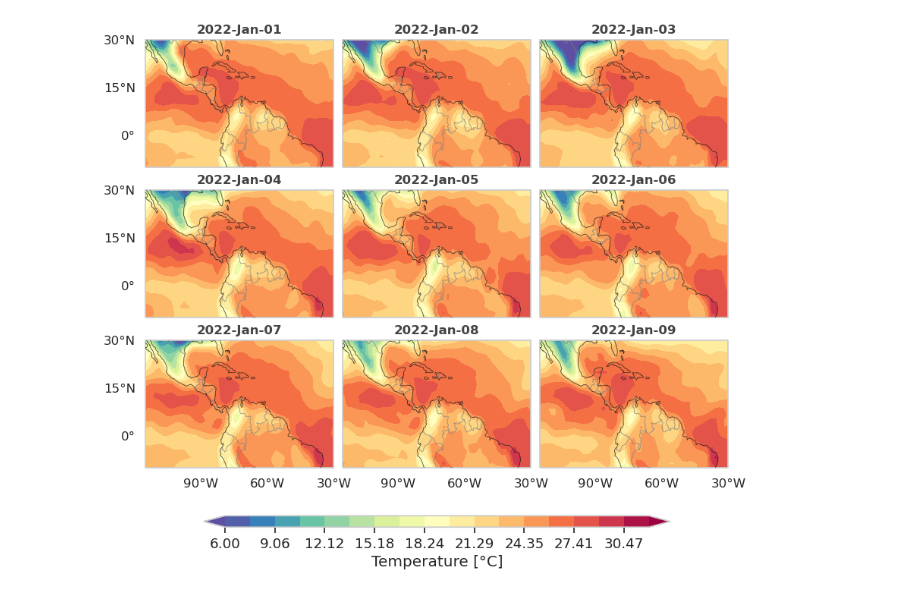
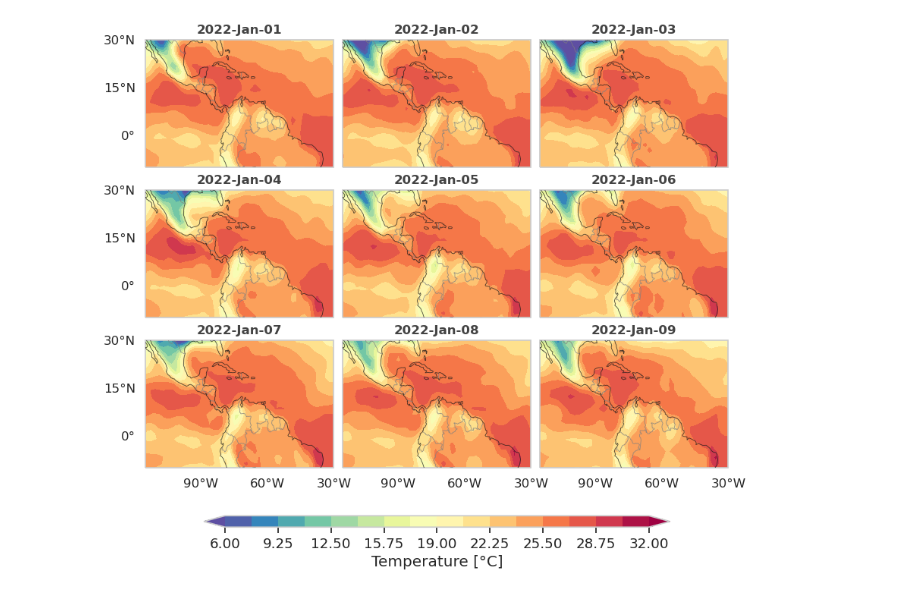
Before and after one commit to jdmantillaq/gridded-cartopy-plots, a Jupyter notebook: tutorial.ipynb, the cells around one changed output. Saved outputs shown, nothing was run; the diff lists cells and outputs as text; code cells hidden in the pictures.

```diff
--- a/tutorial.ipynb
+++ b/tutorial.ipynb
@@ -58,7 +58,7 @@ font_prop_title = {'fontsize': 12,
 # Initialize the index for selecting time slices of the temperature data
 idx = 0
 # Define the contour levels for the temperature plot
-levels = np.linspace(6, 32, 18)
+levels = np.linspace(6, 32, 17)
 
 # Define the colormap for the plot
 cmap = sns.color_palette("Spectral_r", as_cmap=True)
@@ -84,34 +84,34 @@ for fi in range(num_rows):
         # Remove x-axis labels for subplots that are not in the last row
         if fi < (num_rows - 1):
             ax.set_xticklabels([])
 
         # Plot the temperature data for the current time slice
         cs = ax.contourf(lon, lat, var_values[idx, :, :], levels,
                             cmap=cmap, extend='both')
 
         # Add a title to each subplot
         ax.set_title(f"{time[idx].strftime('%Y-%b-%d')}",
                         fontdict=font_prop_title)
 
         # Increment the index to move to the next time slice
         idx += 1
 
 # Define the orientation and label of the colorbar
 orientation = 'horizontal'
 label = 'Temperature [°C]'
 
 # Add a horizontal colorbar to the figure
 cgp.add_colorbar(fig=fig, cs=cs, label=label,
                 orientation=orientation,
                 grid_prop=grid_prop,
                 cbar_factor=0.8,
                 cbar_width=0.025)
 
 fig.savefig(f'figures/example_1.png', dpi=150,
             bbox_inches='tight', transparent=False,
             facecolor='white')
 # %% [output]
-[figure, old version]
+[figure, new version]
 # %%
 # Define the map projection (PlateCarree) and set the image extent
 proj = ccrs.PlateCarree(central_longitude=0)
```
Also changed, not shown: parts of 2 cells of this notebook, 4 other files.
